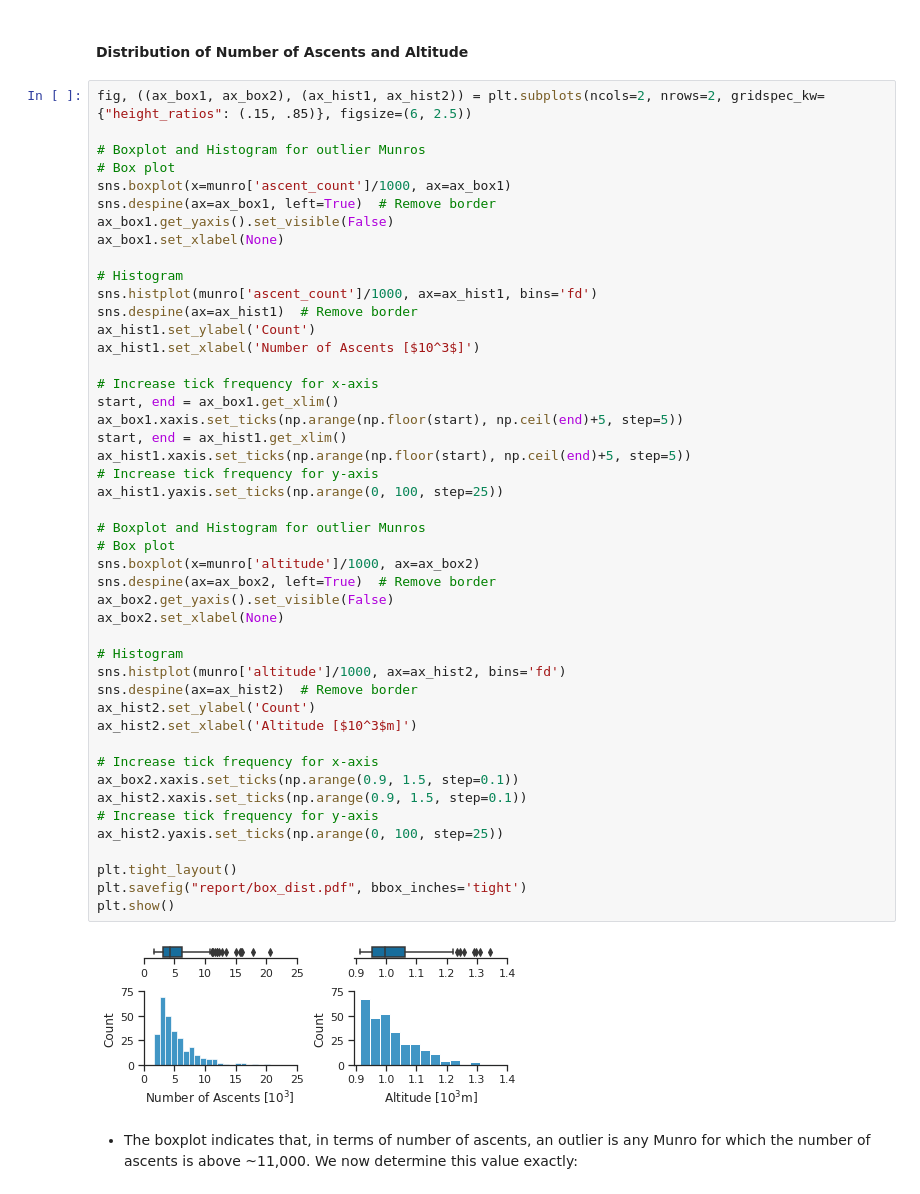
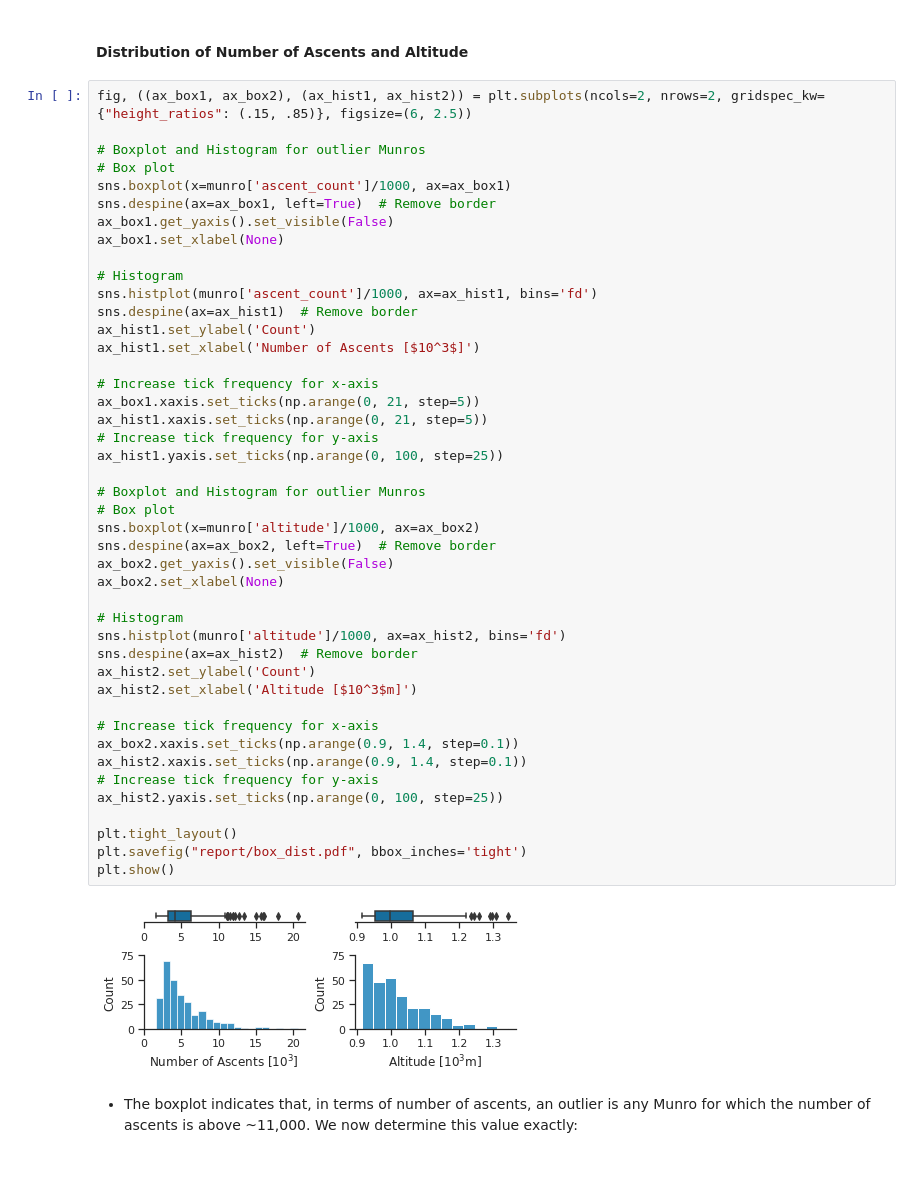
Before and after one commit to filipbalucha/FDS_final_project, a Jupyter notebook: data_analysis.ipynb, the cells around one changed output. Saved outputs shown, nothing was run; the diff lists cells and outputs as text.

```diff
--- a/data_analysis.ipynb
+++ b/data_analysis.ipynb
@@ -68,40 +68,38 @@ ax_box1.set_xlabel(None)
 sns.histplot(munro['ascent_count']/1000, ax=ax_hist1, bins='fd')
 sns.despine(ax=ax_hist1)  # Remove border
 ax_hist1.set_ylabel('Count')
 ax_hist1.set_xlabel('Number of Ascents [$10^3$]')
 
 # Increase tick frequency for x-axis
-start, end = ax_box1.get_xlim()
-ax_box1.xaxis.set_ticks(np.arange(np.floor(start), np.ceil(end)+5, step=5))
-start, end = ax_hist1.get_xlim()
-ax_hist1.xaxis.set_ticks(np.arange(np.floor(start), np.ceil(end)+5, step=5))
+ax_box1.xaxis.set_ticks(np.arange(0, 21, step=5))
+ax_hist1.xaxis.set_ticks(np.arange(0, 21, step=5))
 # Increase tick frequency for y-axis
 ax_hist1.yaxis.set_ticks(np.arange(0, 100, step=25))
 
 # Boxplot and Histogram for outlier Munros
 # Box plot
 sns.boxplot(x=munro['altitude']/1000, ax=ax_box2)
 sns.despine(ax=ax_box2, left=True)  # Remove border
 ax_box2.get_yaxis().set_visible(False)
 ax_box2.set_xlabel(None)
 
 # Histogram
 sns.histplot(munro['altitude']/1000, ax=ax_hist2, bins='fd')
 sns.despine(ax=ax_hist2)  # Remove border
 ax_hist2.set_ylabel('Count')
 ax_hist2.set_xlabel('Altitude [$10^3$m]')
 
 # Increase tick frequency for x-axis
-ax_box2.xaxis.set_ticks(np.arange(0.9, 1.5, step=0.1))
-ax_hist2.xaxis.set_ticks(np.arange(0.9, 1.5, step=0.1))
+ax_box2.xaxis.set_ticks(np.arange(0.9, 1.4, step=0.1))
+ax_hist2.xaxis.set_ticks(np.arange(0.9, 1.4, step=0.1))
 # Increase tick frequency for y-axis
 ax_hist2.yaxis.set_ticks(np.arange(0, 100, step=25))
 
 plt.tight_layout()
 plt.savefig("report/box_dist.pdf", bbox_inches='tight')
 plt.show()
 # %% [output]
-[figure, old version]
+[figure, new version]
 # %% [markdown]
 - The boxplot indicates that, in terms of number of ascents, an outlier is any Munro for which the number of ascents is above ~11,000. We now determine this value exactly:
 # %%
```
Also changed, not shown: parts of 7 cells of this notebook, 14 other files.
